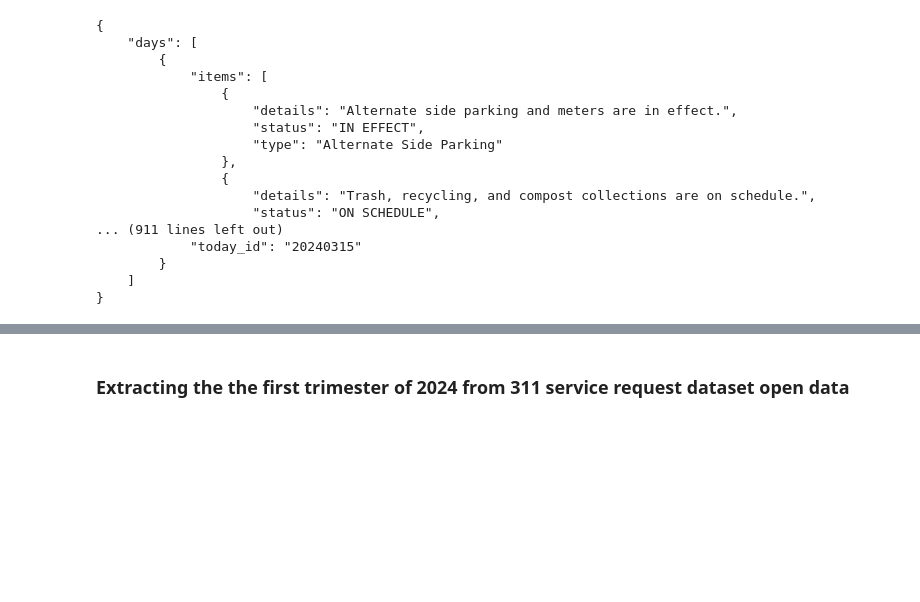
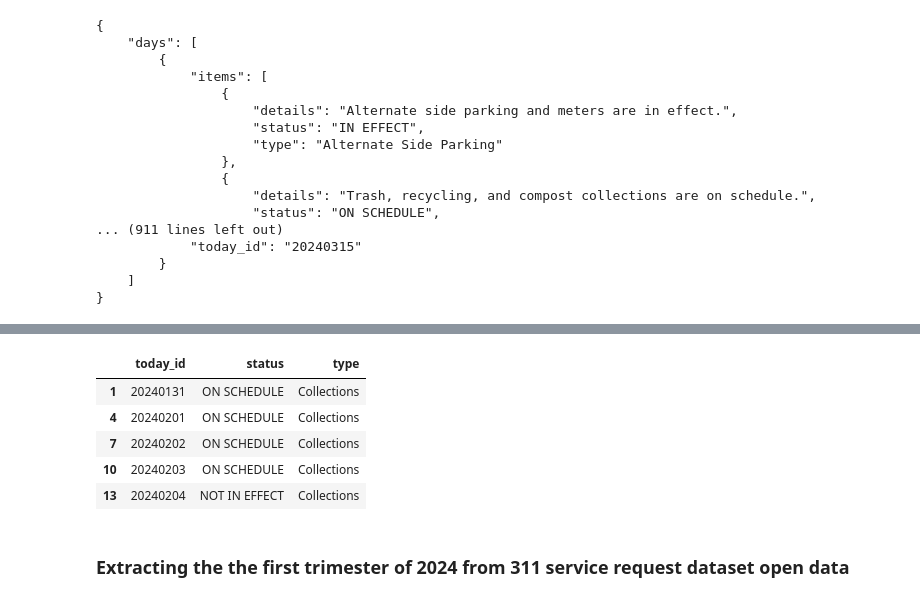
Before and after one commit to ajones1010/NYC-311-Analysis, a Jupyter notebook: nyc_311.ipynb, the cells around one changed output, grey strips where cells are left out. Drawn from its saved outputs; the diff is of its cells as text; code cells hidden in the pictures; blank space fills up the shorter version.

```diff
--- a/nyc_311.ipynb
+++ b/nyc_311.ipynb
@@ -59,3 +108,33 @@ print(json.dumps(response_json, indent=4, sort_keys=True))
+# %%
+collections_list = []
+
+# Iterating over each 'day' in the 'days' column of api_df
+for day in api_df['days']:
+    # Iterating over each 'item' in the 'items' list of the current 'day'
+    for item in day['items']:
+        # Appending a dictionary to collections_list for each 'item'
+        collections_list.append({
+            'today_id': day['today_id'],  # Storing 'today_id' from the current 'day'
+            'status': item['status'],     # Storing 'status' from the current 'item'
+            'type': item['type']          # Storing 'type' from the current 'item'
+        })
+
+# Creating a DataFrame using collections_list
+types_df = pd.DataFrame(collections_list)
+
+# Filtering rows in types_df where 'type' column equals 'Collections'
+specific_type = 'Collections'
+trash_filtered_df = types_df[types_df['type'] == specific_type]
+
+# Displaying the first few rows of the filtered DataFrame
+trash_filtered_df.head()
+# %% [output]
+|  | today_id | status | type |
+| 1 | 20240131 | ON SCHEDULE | Collections |
+| 4 | 20240201 | ON SCHEDULE | Collections |
+| 7 | 20240202 | ON SCHEDULE | Collections |
+| 10 | 20240203 | ON SCHEDULE | Collections |
+| 13 | 20240204 | NOT IN EFFECT | Collections |
 # %% [markdown]
 ### Extracting the the first trimester of 2024 from 311 service request dataset open data
 # %%
```
Also changed, not shown: parts of 3 cells of this notebook.
